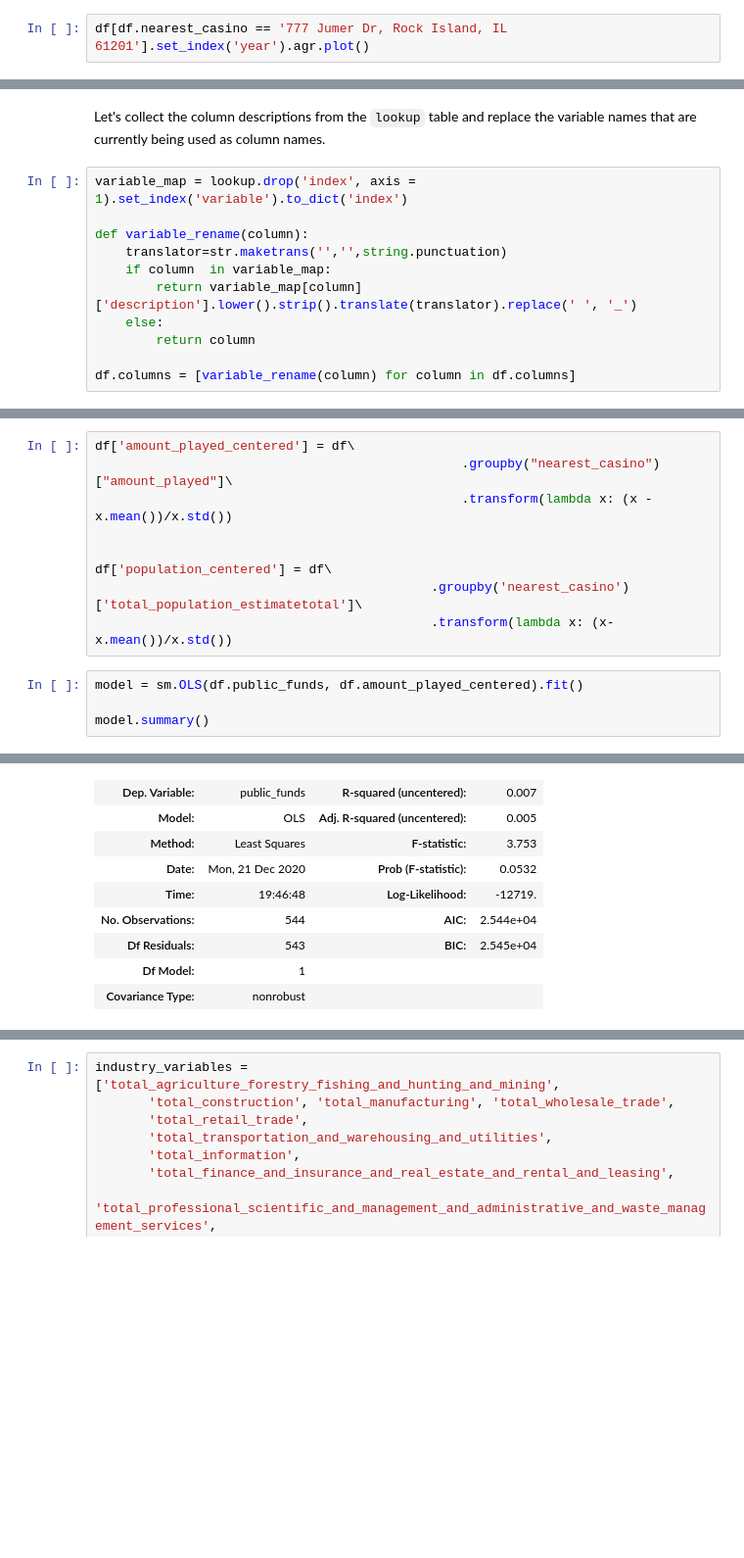
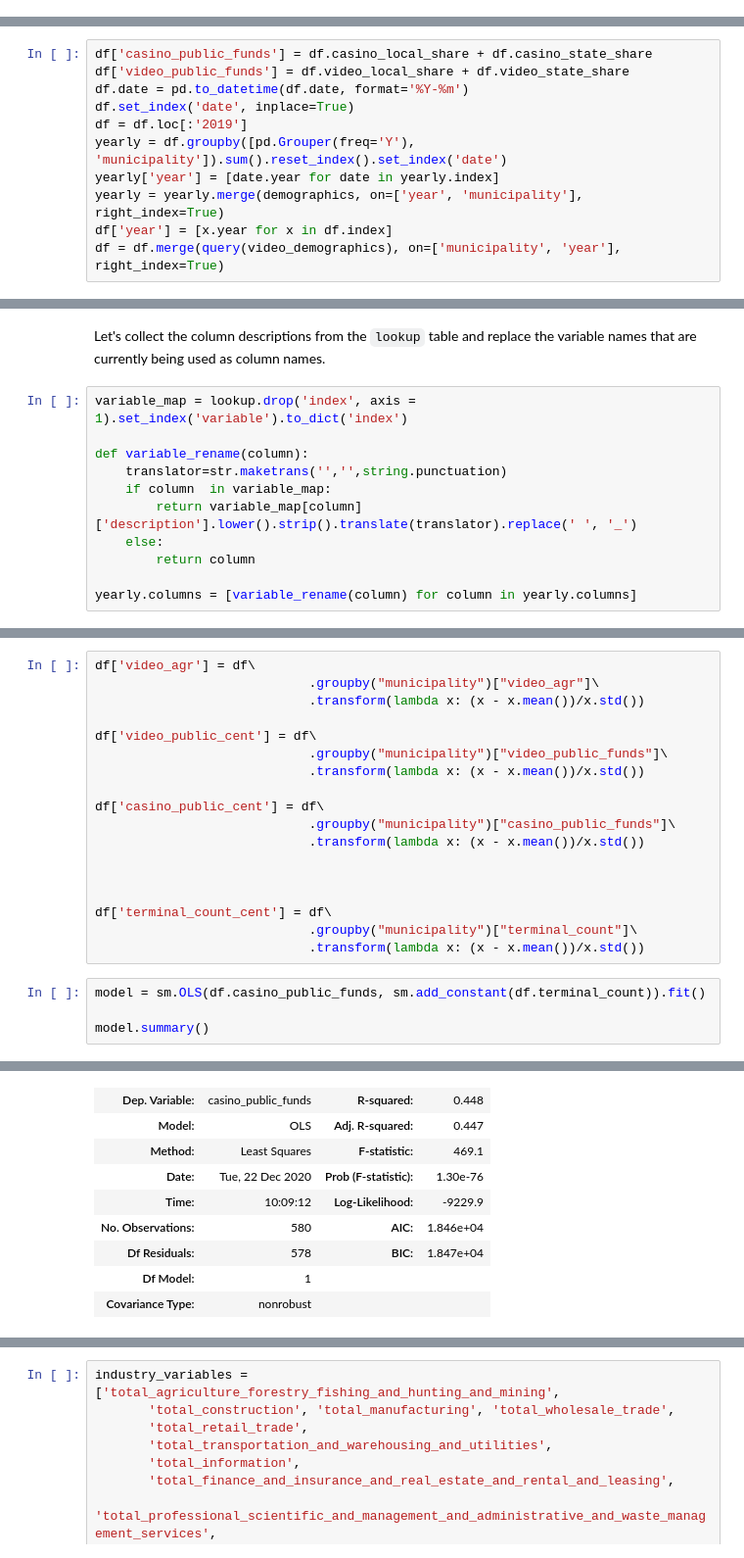
Before and after one commit to joelsewhere/illinois-gaming, a Jupyter notebook: notebooks/eda.ipynb, the cells around one changed output, grey strips where cells are left out. Shown at 98% size. Saved outputs shown, nothing was run; the diff lists cells and outputs as text; blank space fills up the shorter version.

```diff
--- a/notebooks/eda.ipynb
+++ b/notebooks/eda.ipynb
@@ -264,2 +290,0 @@ towns_with_casinos
-# %%
-df[df.nearest_casino == '777 Jumer Dr, Rock Island, IL 61201'].set_index('year').agr.plot()
@@ -268,0 +291,11 @@ df[df.nearest_casino == '777 Jumer Dr, Rock Island, IL 61201'].set_index('year')
+# %%
+df['casino_public_funds'] = df.casino_local_share + df.casino_state_share
+df['video_public_funds'] = df.video_local_share + df.video_state_share
+df.date = pd.to_datetime(df.date, format='%Y-%m')
+df.set_index('date', inplace=True)
+df = df.loc[:'2019']
+yearly = df.groupby([pd.Grouper(freq='Y'), 'municipality']).sum().reset_index().set_index('date')
+yearly['year'] = [date.year for date in yearly.index]
+yearly = yearly.merge(demographics, on=['year', 'municipality'], right_index=True)
+df['year'] = [x.year for x in df.index]
+df = df.merge(query(video_demographics), on=['municipality', 'year'], right_index=True)
@@ -278,4 +333,4 @@ def variable_rename(column):
     else:
         return column
 
-df.columns = [variable_rename(column) for column in df.columns]
+yearly.columns = [variable_rename(column) for column in yearly.columns]
@@ -325,25 +467,34 @@ Warnings:
 # %%
-df['amount_played_centered'] = df\
-                                                .groupby("nearest_casino")["amount_played"]\
-                                                .transform(lambda x: (x - x.mean())/x.std())
+df['video_agr'] = df\
+                            .groupby("municipality")["video_agr"]\
+                            .transform(lambda x: (x - x.mean())/x.std())
+
+df['video_public_cent'] = df\
+                            .groupby("municipality")["video_public_funds"]\
+                            .transform(lambda x: (x - x.mean())/x.std())
+
+df['casino_public_cent'] = df\
+                            .groupby("municipality")["casino_public_funds"]\
+                            .transform(lambda x: (x - x.mean())/x.std())
 
 
-df['population_centered'] = df\
-                                            .groupby('nearest_casino')['total_population_estimatetotal']\
-                                            .transform(lambda x: (x-x.mean())/x.std())
+
+df['terminal_count_cent'] = df\
+                            .groupby("municipality")["terminal_count"]\
+                            .transform(lambda x: (x - x.mean())/x.std())
 # %%
-model = sm.OLS(df.public_funds, df.amount_played_centered).fit()
+model = sm.OLS(df.casino_public_funds, sm.add_constant(df.terminal_count)).fit()
 
 model.summary()
 # %% [output]
 OLS Regression Results
-| Dep. Variable: | public_funds | R-squared (uncentered): | 0.007 |
-| Model: | OLS | Adj. R-squared (uncentered): | 0.005 |
-| Method: | Least Squares | F-statistic: | 3.753 |
-| Date: | Mon, 21 Dec 2020 | Prob (F-statistic): | 0.0532 |
-| Time: | 19:46:48 | Log-Likelihood: | -12719. |
-| No. Observations: | 544 | AIC: | 2.544e+04 |
-| Df Residuals: | 543 | BIC: | 2.545e+04 |
+| Dep. Variable: | casino_public_funds | R-squared: | 0.448 |
+| Model: | OLS | Adj. R-squared: | 0.447 |
+| Method: | Least Squares | F-statistic: | 469.1 |
+| Date: | Tue, 22 Dec 2020 | Prob (F-statistic): | 1.30e-76 |
+| Time: | 10:09:12 | Log-Likelihood: | -9229.9 |
+| No. Observations: | 580 | AIC: | 1.846e+04 |
+| Df Residuals: | 578 | BIC: | 1.847e+04 |
 | Df Model: | 1 |  |  |
 | Covariance Type: | nonrobust |  |  |
 |  | coef | std err | t | P>|t| | [0.025 | 0.975] |
```
Also changed, not shown: parts of 47 cells of this notebook, 10 other files.
